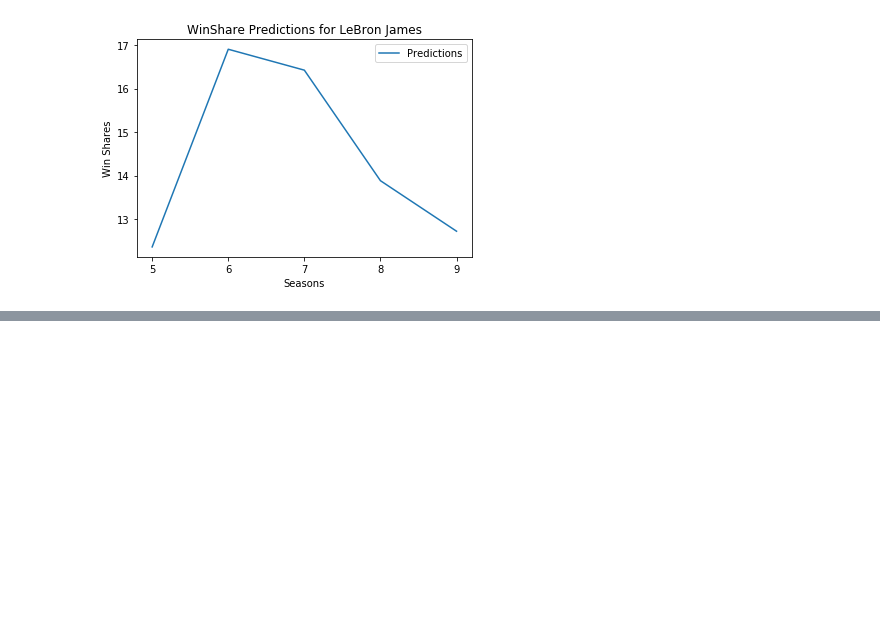
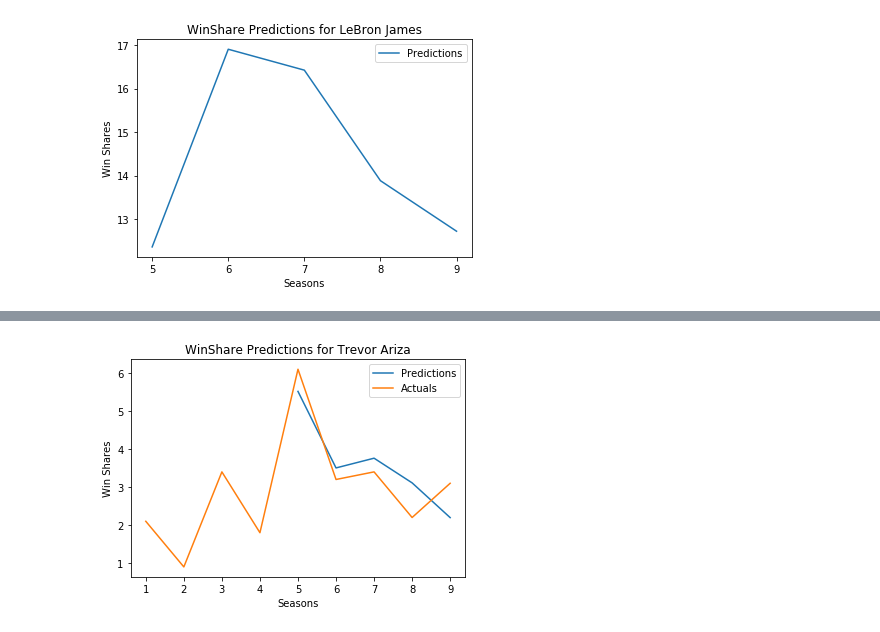
Before and after one commit to KirkAVoss/kv-capstone, a Jupyter notebook: NBAwinshare/2018.11.27 KV Work.ipynb, the cells around one changed output, grey strips where cells are left out. Cells and saved outputs as stored; diff of their text form; code cells hidden in the pictures; blank space fills up the shorter version.

```diff
--- a/NBAwinshare/2018.11.27 KV Work.ipynb
+++ b/NBAwinshare/2018.11.27 KV Work.ipynb
@@ -89,0 +118,5 @@ sr2.plot_player_arc('LeBron James', fullpredictions['LeBron James'])
+# %%
+xtrev,ytrev = data_wrangle.get_actuals_for_first_x_years(fullstats, 'Trevor Ariza')
+sr2.plot_player_arc('Trevor Ariza', fullpredictions['Trevor Ariza'], actuals = ytrev, actualseasons=xtrev)
+# %% [output]
+[figure, added]
```
Also changed, not shown: parts of 13 cells of this notebook, 2 other files.
